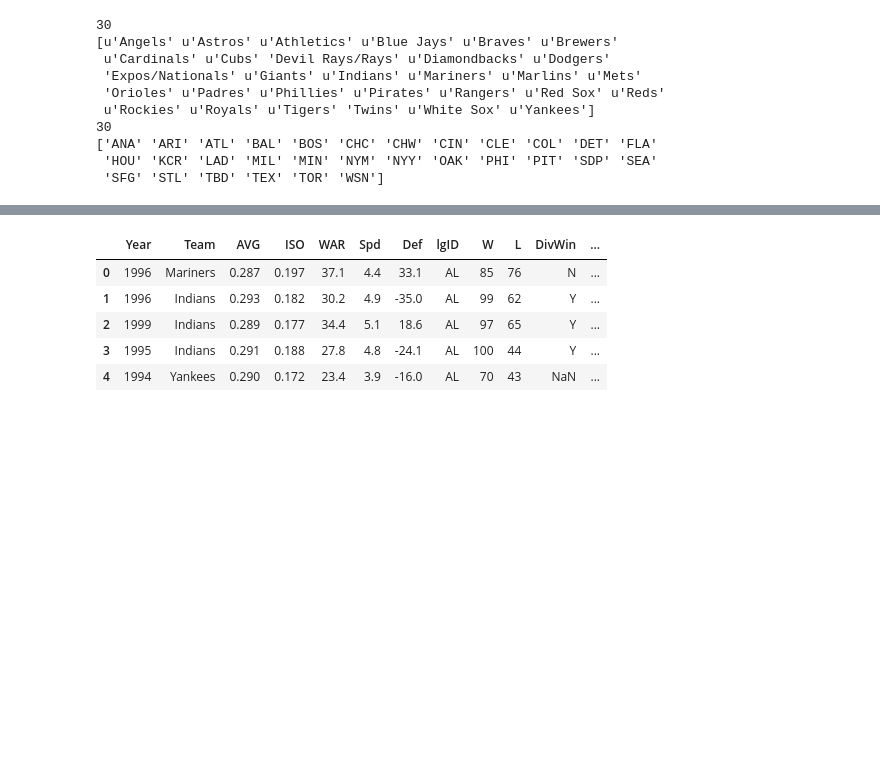
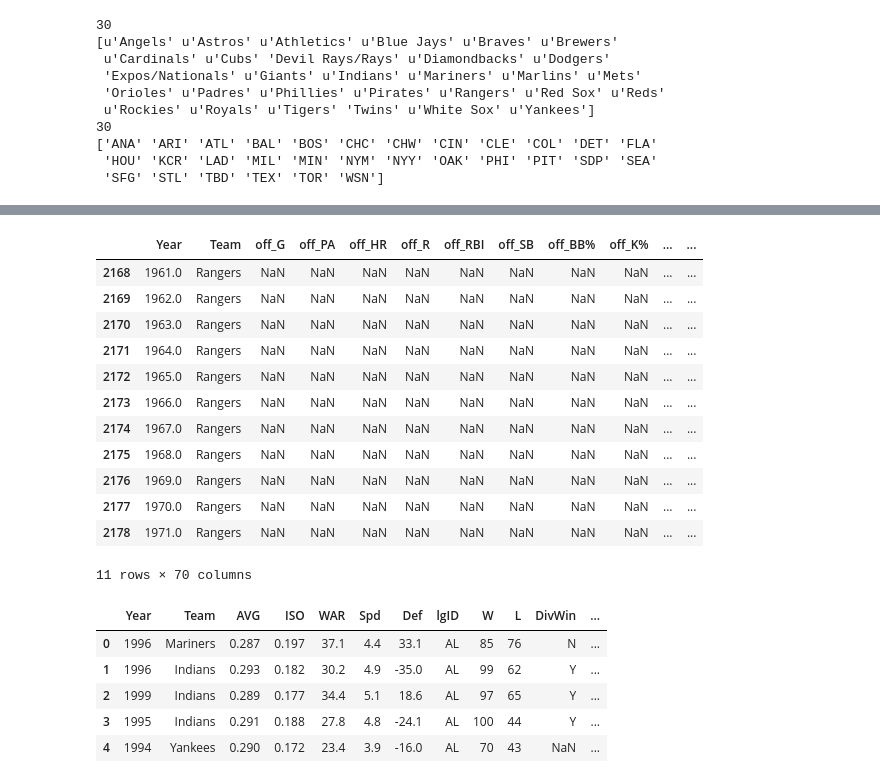
Before and after one commit to lukeremy/codex, a Jupyter notebook: baseball/Baseball data wrangle.ipynb, the cells around one changed output, grey strips where cells are left out. Saved outputs shown, nothing was run; the diff lists cells and outputs as text; code cells hidden in the pictures; blank space fills up the shorter version.

```diff
--- a/baseball/Baseball data wrangle.ipynb
+++ b/baseball/Baseball data wrangle.ipynb
@@ -304,3 +324,19 @@ all_raw.head()
+# %%
+all_raw[(all_raw['Team']=='Rangers') & (all_raw['Year']<1972)]
+# %% [output]
+|  | Year | Team | off_G | off_PA | off_HR | off_R | off_RBI | off_SB | off_BB% | off_K% | ... | ... |
+| 2168 | 1961.0 | Rangers | NaN | NaN | NaN | NaN | NaN | NaN | NaN | NaN | ... | ... |
+| 2169 | 1962.0 | Rangers | NaN | NaN | NaN | NaN | NaN | NaN | NaN | NaN | ... | ... |
+| 2170 | 1963.0 | Rangers | NaN | NaN | NaN | NaN | NaN | NaN | NaN | NaN | ... | ... |
+| 2171 | 1964.0 | Rangers | NaN | NaN | NaN | NaN | NaN | NaN | NaN | NaN | ... | ... |
+| 2172 | 1965.0 | Rangers | NaN | NaN | NaN | NaN | NaN | NaN | NaN | NaN | ... | ... |
+| 2173 | 1966.0 | Rangers | NaN | NaN | NaN | NaN | NaN | NaN | NaN | NaN | ... | ... |
+| 2174 | 1967.0 | Rangers | NaN | NaN | NaN | NaN | NaN | NaN | NaN | NaN | ... | ... |
+| 2175 | 1968.0 | Rangers | NaN | NaN | NaN | NaN | NaN | NaN | NaN | NaN | ... | ... |
+| 2176 | 1969.0 | Rangers | NaN | NaN | NaN | NaN | NaN | NaN | NaN | NaN | ... | ... |
+| 2177 | 1970.0 | Rangers | NaN | NaN | NaN | NaN | NaN | NaN | NaN | NaN | ... | ... |
+| 2178 | 1971.0 | Rangers | NaN | NaN | NaN | NaN | NaN | NaN | NaN | NaN | ... | ... |
+11 rows × 70 columns
 # %%
 all_raw['Year'] = all_raw['Year'].astype(int)
 # %%
```
Also changed, not shown: parts of 11 cells of this notebook, 1 other file.
